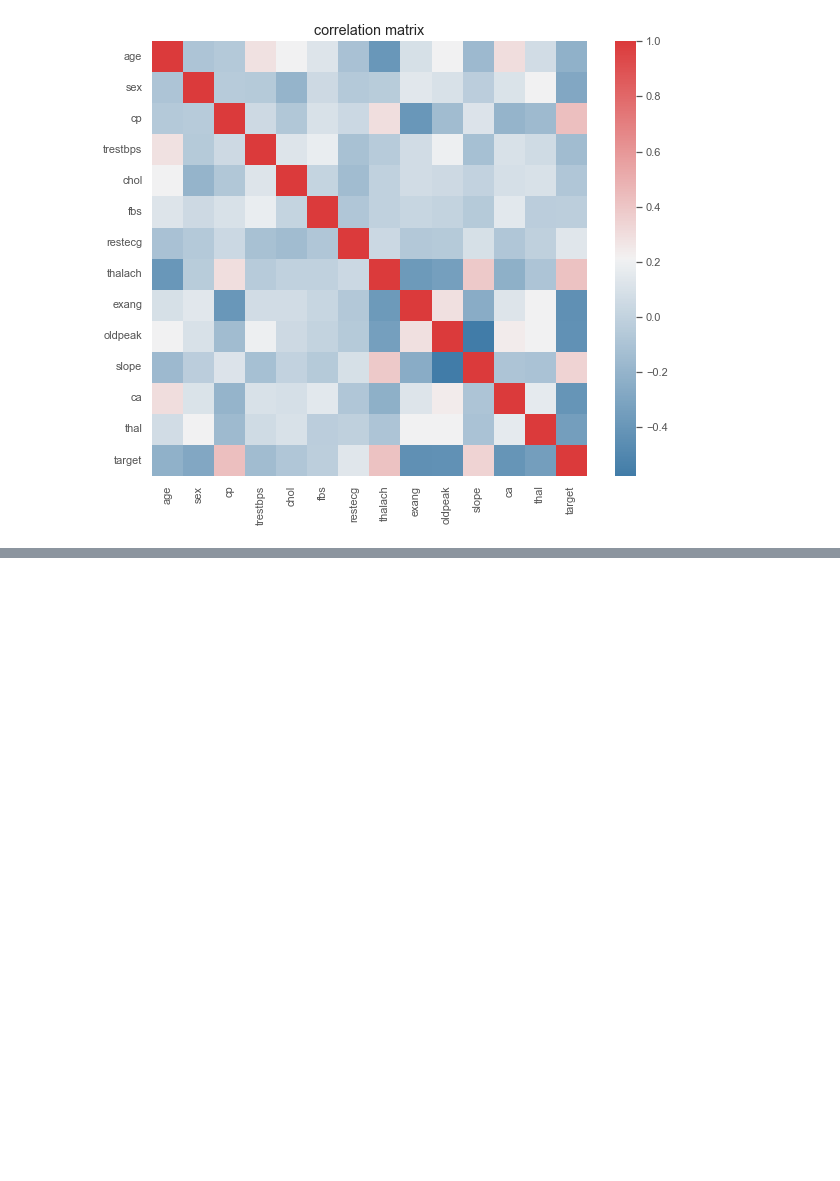
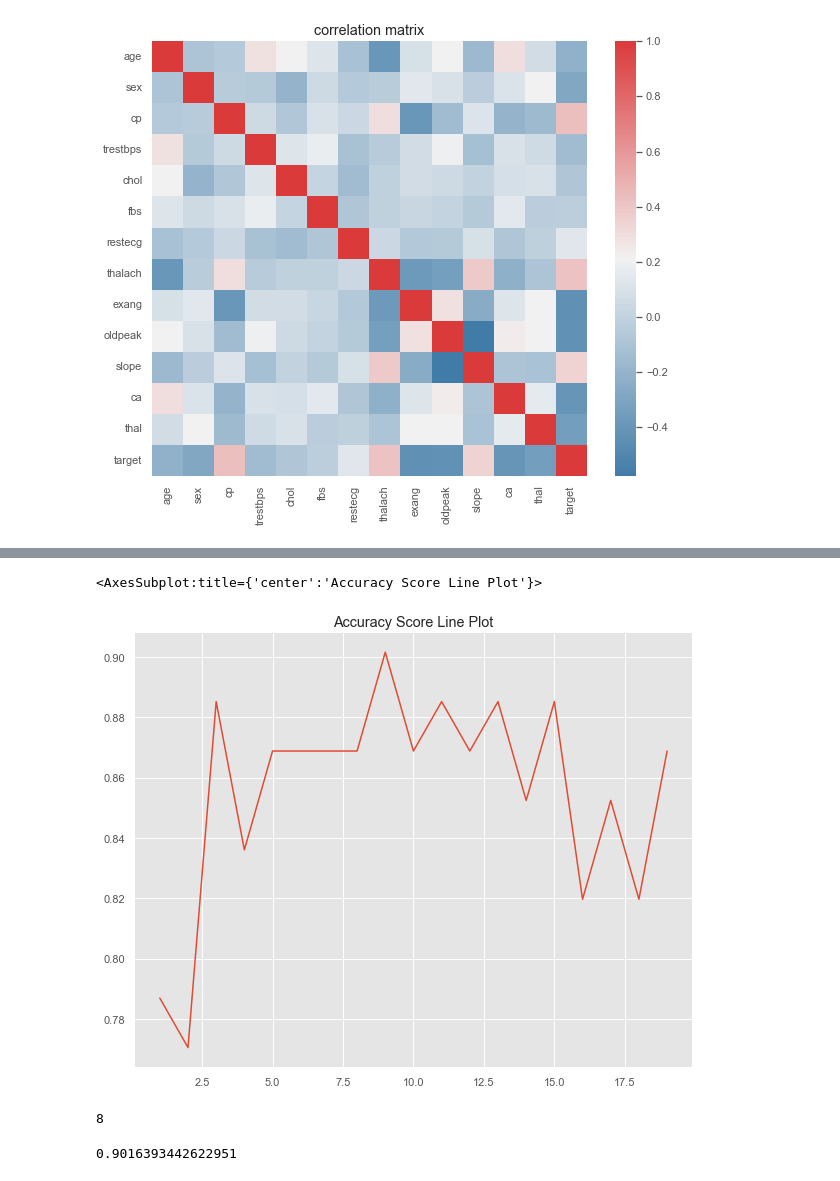
Before and after one commit to Omuk/Reborn, a Jupyter notebook: Data Practice/Practice_Field.ipynb, the cells around one changed output, grey strips where cells are left out. Saved outputs shown, nothing was run; the diff lists cells and outputs as text; code cells hidden in the pictures; blank space fills up the shorter version.

```diff
--- a/Data Practice/Practice_Field.ipynb
+++ b/Data Practice/Practice_Field.ipynb
@@ -79,3 +79,8 @@ sns.heatmap(data_corr, mask=np.zeros_like(data_corr, dtype=np.bool_),cmap=sns.di
 # %%
 num_val = ['age','trestbps','chol','thalach','oldpeak']
 cat_val = ['sex', 'cp', 'restecg', 'exang', 'slope', 'ca', 'thal']
+# %%
+
+
+y = data.target
+x = data.drop(columns=['target'])
@@ -81,0 +133,35 @@ cat_val = ['sex', 'cp', 'restecg', 'exang', 'slope', 'ca', 'thal']
+# %%
+accuracies = []
+
+for N in range(1,20):
+
+    knn = KNeighborsClassifier(n_neighbors=N)
+
+    knn.fit(x_train,y_train)
+
+    y_pred = knn.predict(x_test)
+
+    accu = accuracy_score(y_true,y_pred)
+
+    accuracies.append(accu)
+
+accuracies = np.array(accuracies)
+
+f,ax = plt.subplots(figsize=(10,8))
+
+ax.set_title('Accuracy Score Line Plot')
+
+sns.lineplot(np.arange(1,20), accuracies, ax=ax)
+# %% [output]
+<AxesSubplot:title={'center':'Accuracy Score Line Plot'}>
+[figure, added]
+# %%
+best_k = np.argmax(accuracies)
+best_k
+# %% [output]
+8
+# %%
+best_accu = np.max(accuracies)
+best_accu
+# %% [output]
+0.9016393442622951
```
Also changed, not shown: parts of 4 cells of this notebook.
